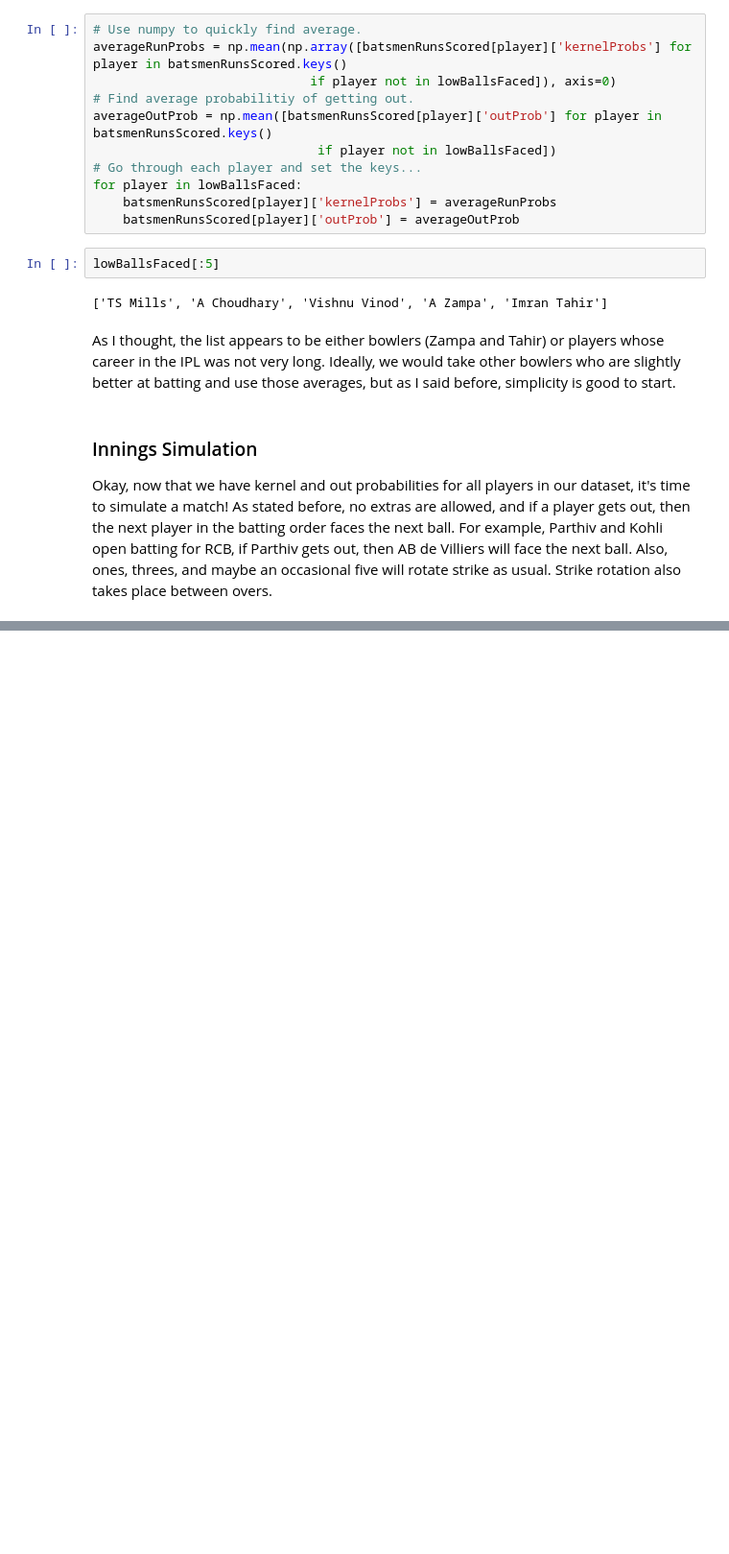
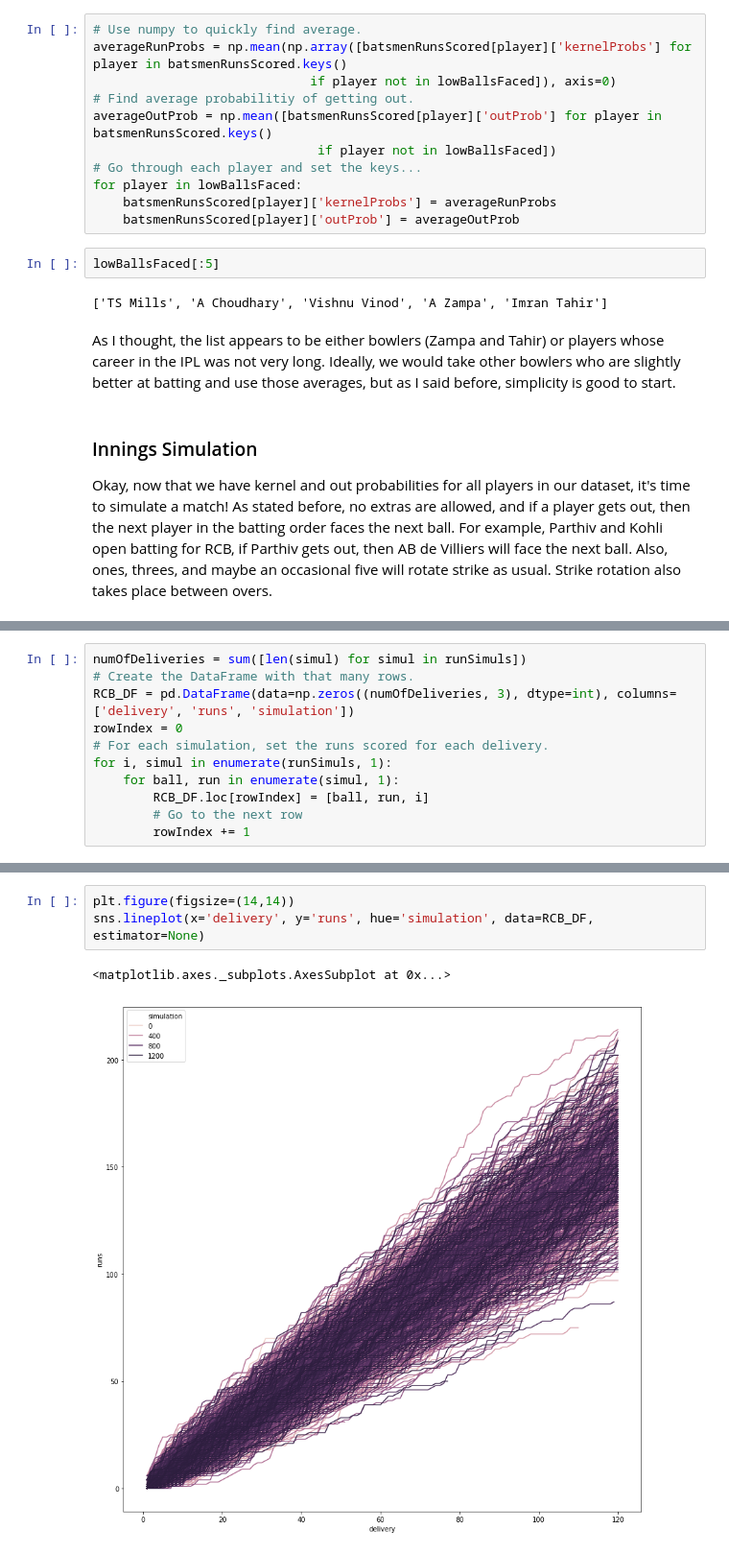
Before and after one commit to MughilM/Data-Science-Projects, a Jupyter notebook: Indian Premier League/Batsmen Probabilities.ipynb, the cells around one changed output, grey strips where cells are left out. Shown at 96% size. Drawn from its saved outputs; the diff is of its cells as text; blank space fills up the shorter version.

Commit message:
Added innings simulation
The innings simulation for RCB was pretty interesting! Scores are much
lower than usual b/c of no extras, etc. Next up is bowling....

```diff
--- a/Indian Premier League/Batsmen Probabilities.ipynb
+++ b/Indian Premier League/Batsmen Probabilities.ipynb
@@ -418,0 +406,11 @@ for ball in range(1, 121):
+# %%
+numOfDeliveries = sum([len(simul) for simul in runSimuls])
+# Create the DataFrame with that many rows.
+RCB_DF = pd.DataFrame(data=np.zeros((numOfDeliveries, 3), dtype=int), columns=['delivery', 'runs', 'simulation'])
+rowIndex = 0
+# For each simulation, set the runs scored for each delivery.
+for i, simul in enumerate(runSimuls, 1):
+    for ball, run in enumerate(simul, 1):
+        RCB_DF.loc[rowIndex] = [ball, run, i]
+        # Go to the next row
+        rowIndex += 1
@@ -418,0 +435,6 @@ for ball in range(1, 121):
+# %%
+plt.figure(figsize=(14,14))
+sns.lineplot(x='delivery', y='runs', hue='simulation', data=RCB_DF, estimator=None)
+# %% [output]
+<matplotlib.axes._subplots.AxesSubplot at 0x...>
+[figure, added]
```
Also changed, not shown: parts of 6 cells of this notebook.
